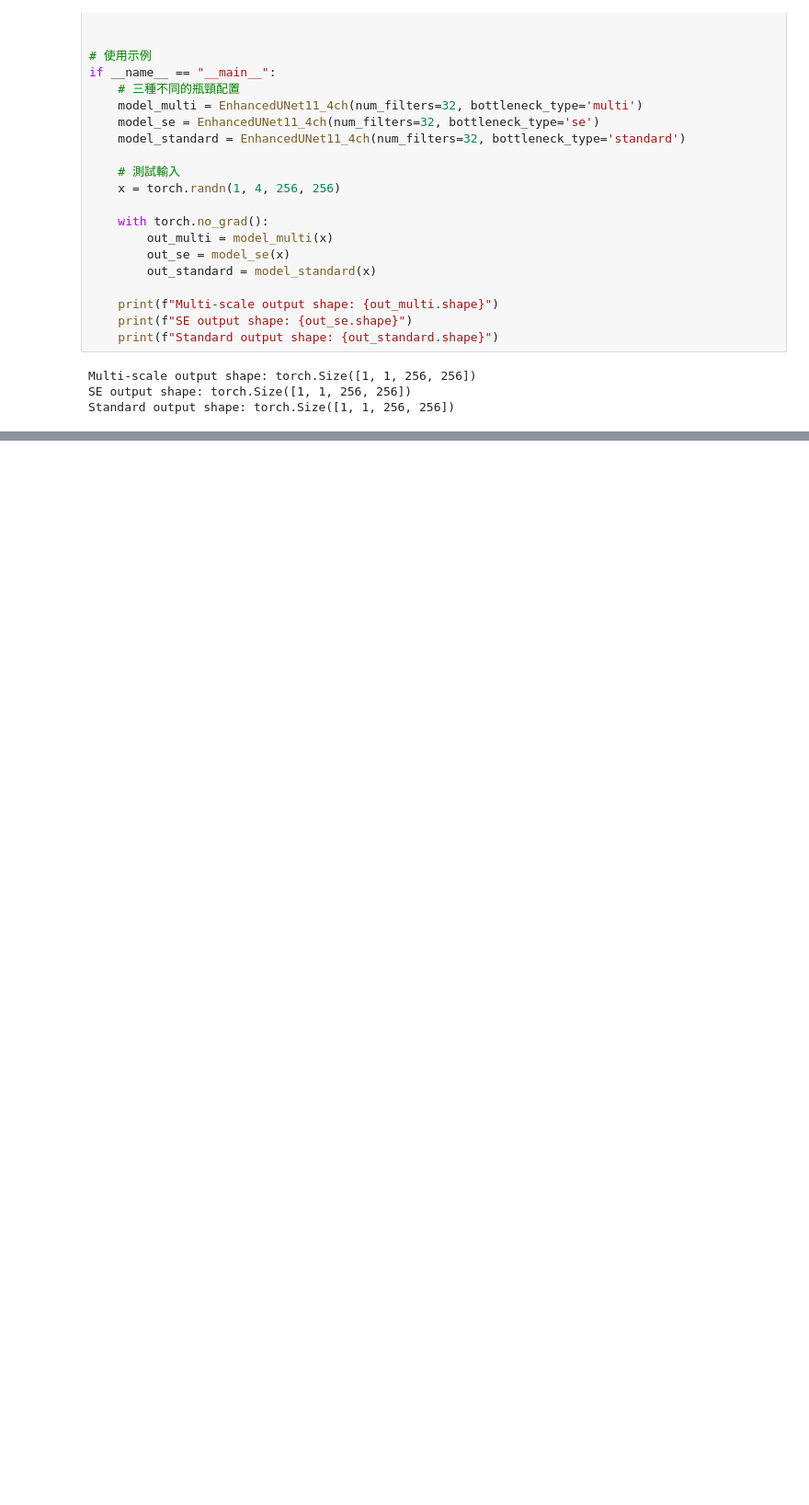
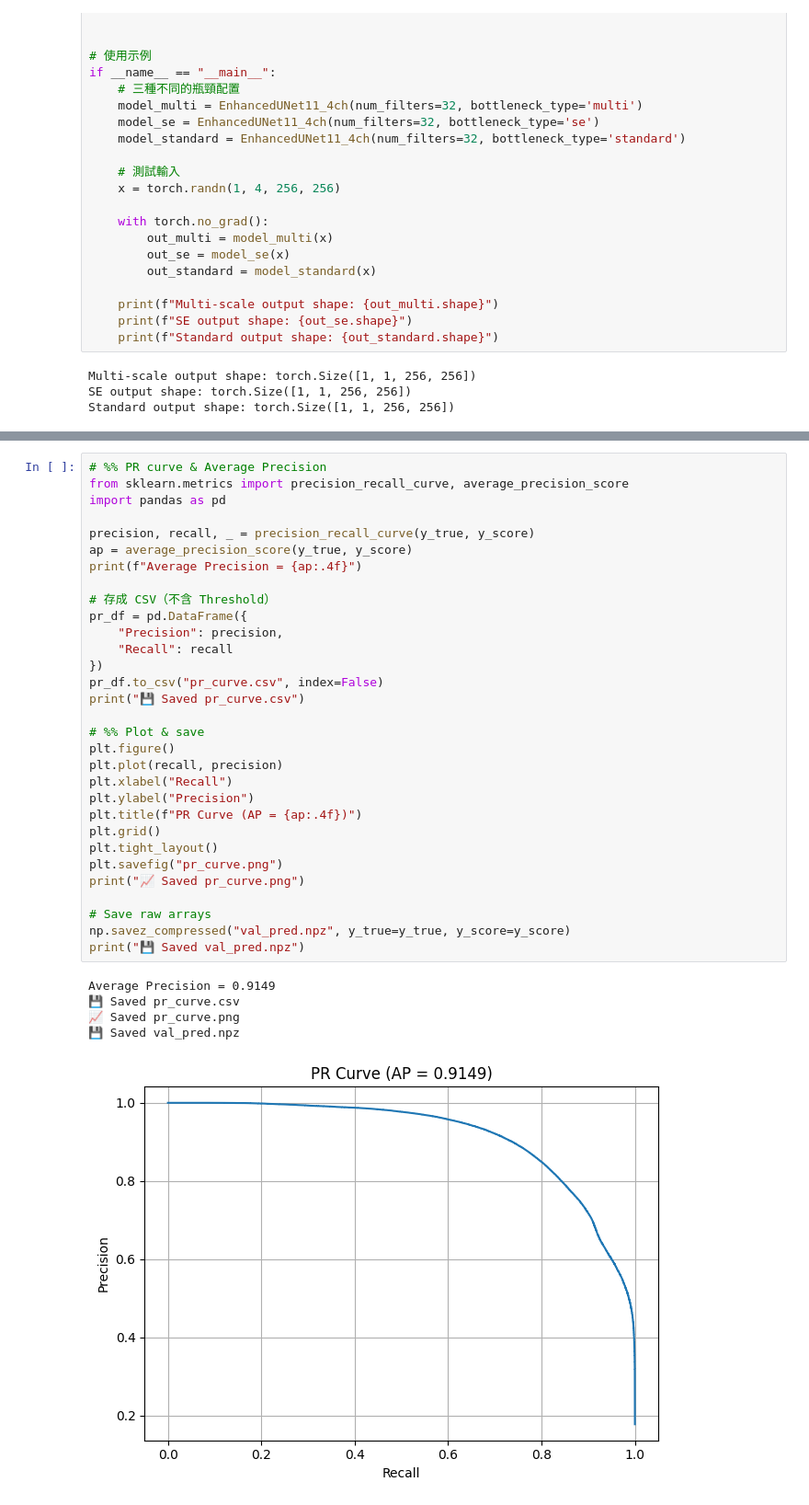
Before and after one commit to seannnnnn1017/Depth4UNet, a Jupyter notebook: train/Depth4UNet(GELU_nehanced).ipynb, the cells around one changed output, grey strips where cells are left out. Shown at 92% size. Drawn from its saved outputs; the diff is of its cells as text; blank space fills up the shorter version.

```diff
--- a/train/Depth4UNet(GELU_nehanced).ipynb
+++ b/train/Depth4UNet(GELU_nehanced).ipynb
@@ -581,0 +785,37 @@ Average Precision = 0.8549
+# %%
+# %% PR curve & Average Precision
+from sklearn.metrics import precision_recall_curve, average_precision_score
+import pandas as pd
+
+precision, recall, _ = precision_recall_curve(y_true, y_score)
+ap = average_precision_score(y_true, y_score)
+print(f"Average Precision = {ap:.4f}")
+
+# 存成 CSV（不含 Threshold）
+pr_df = pd.DataFrame({
+    "Precision": precision,
+    "Recall": recall
+})
+pr_df.to_csv("pr_curve.csv", index=False)
+print("💾 Saved pr_curve.csv")
+
+# %% Plot & save
+plt.figure()
+plt.plot(recall, precision)
+plt.xlabel("Recall")
+plt.ylabel("Precision")
+plt.title(f"PR Curve (AP = {ap:.4f})")
+plt.grid()
+plt.tight_layout()
+plt.savefig("pr_curve.png")
+print("📈 Saved pr_curve.png")
+
+# Save raw arrays
+np.savez_compressed("val_pred.npz", y_true=y_true, y_score=y_score)
+print("💾 Saved val_pred.npz")
+# %% [output]
+Average Precision = 0.9149
+💾 Saved pr_curve.csv
+📈 Saved pr_curve.png
+💾 Saved val_pred.npz
+[figure, added]
```
Also changed, not shown: parts of 3 cells of this notebook, 18 other files.
